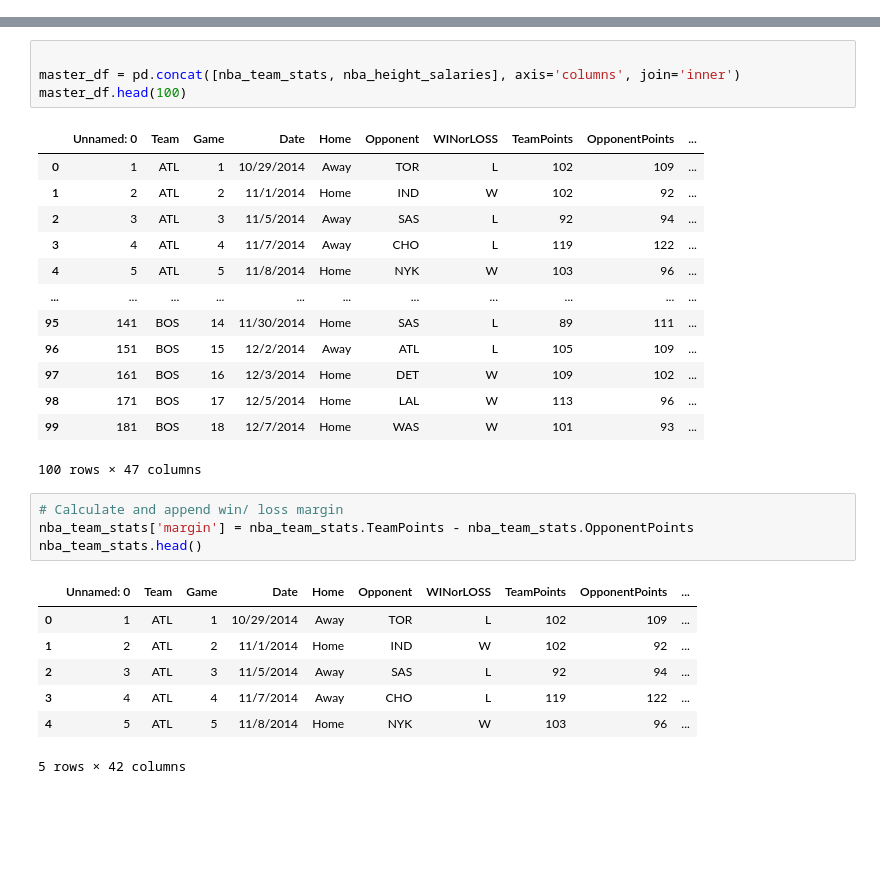
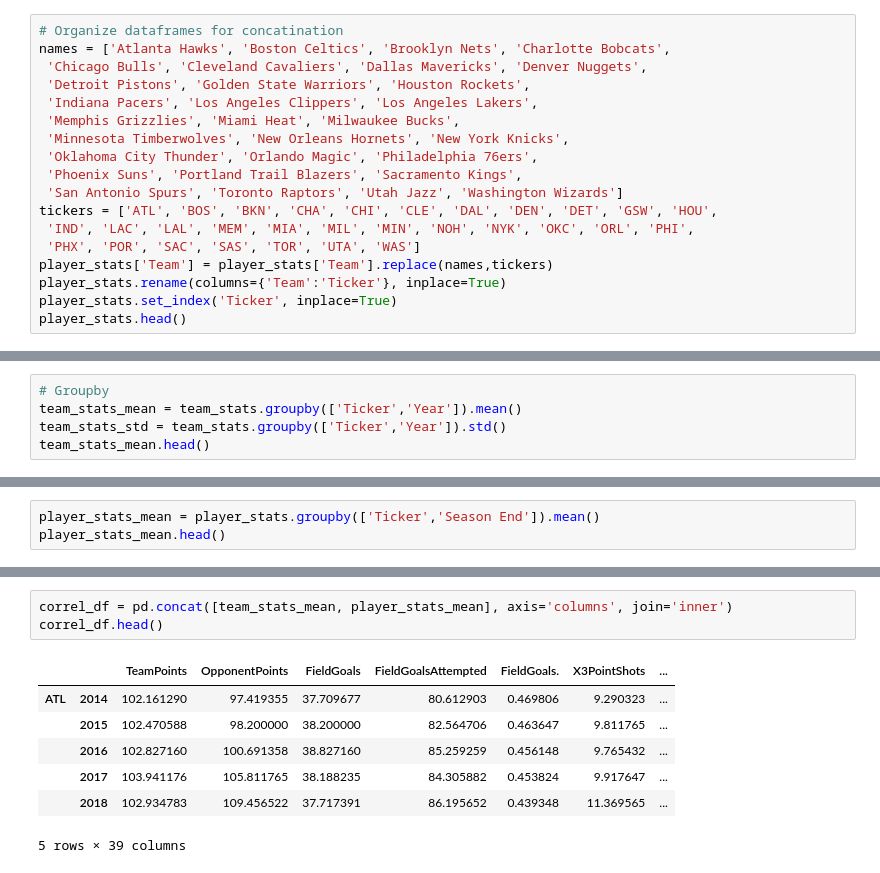
Before and after one commit to Kevin-Walsh97/Can-Championships-Be-Bought-, a Jupyter notebook: 2. Correlations/Phil_correlations v2.ipynb, the cells around one changed output, grey strips where cells are left out. Drawn from its saved outputs; the diff is of its cells as text; blank space fills up the shorter version.

Commit message:
additional trials of correl/ sharpe analysis

```diff
--- a/2. Correlations/Phil_correlations v2.ipynb
+++ b/2. Correlations/Phil_correlations v2.ipynb
@@ -24,0 +39,18 @@ nba_team_stats.head()
+# %%
+# Organize dataframes for concatination
+names = ['Atlanta Hawks', 'Boston Celtics', 'Brooklyn Nets', 'Charlotte Bobcats',
+ 'Chicago Bulls', 'Cleveland Cavaliers', 'Dallas Mavericks', 'Denver Nuggets',
+ 'Detroit Pistons', 'Golden State Warriors', 'Houston Rockets',
+ 'Indiana Pacers', 'Los Angeles Clippers', 'Los Angeles Lakers',
+ 'Memphis Grizzlies', 'Miami Heat', 'Milwaukee Bucks',
+ 'Minnesota Timberwolves', 'New Orleans Hornets', 'New York Knicks',
+ 'Oklahoma City Thunder', 'Orlando Magic', 'Philadelphia 76ers',
+ 'Phoenix Suns', 'Portland Trail Blazers', 'Sacramento Kings',
+ 'San Antonio Spurs', 'Toronto Raptors', 'Utah Jazz', 'Washington Wizards']
+tickers = ['ATL', 'BOS', 'BKN', 'CHA', 'CHI', 'CLE', 'DAL', 'DEN', 'DET', 'GSW', 'HOU',
+ 'IND', 'LAC', 'LAL', 'MEM', 'MIA', 'MIL', 'MIN', 'NOH', 'NYK', 'OKC', 'ORL', 'PHI',
+ 'PHX', 'POR', 'SAC', 'SAS', 'TOR', 'UTA', 'WAS']
+player_stats['Team'] = player_stats['Team'].replace(names,tickers)
+player_stats.rename(columns={'Team':'Ticker'}, inplace=True)
+player_stats.set_index('Ticker', inplace=True)
+player_stats.head()
@@ -24,0 +65,5 @@ nba_team_stats.head()
+# %%
+# Groupby
+team_stats_mean = team_stats.groupby(['Ticker','Year']).mean()
+team_stats_std = team_stats.groupby(['Ticker','Year']).std()
+team_stats_mean.head()
@@ -24,0 +79,3 @@ nba_team_stats.head()
+# %%
+player_stats_mean = player_stats.groupby(['Ticker','Season End']).mean()
+player_stats_mean.head()
@@ -25,30 +90,11 @@ nba_team_stats.head()
 # %%
-
-master_df = pd.concat([nba_team_stats, nba_height_salaries], axis='columns', join='inner')
-master_df.head(100)
+correl_df = pd.concat([team_stats_mean, player_stats_mean], axis='columns', join='inner')
+correl_df.head()
 # %% [output]
-|  | Unnamed: 0 | Team | Game | Date | Home | Opponent | WINorLOSS | TeamPoints | OpponentPoints | ... |
-| 0 | 1 | ATL | 1 | 10/29/2014 | Away | TOR | L | 102 | 109 | ... |
-| 1 | 2 | ATL | 2 | 11/1/2014 | Home | IND | W | 102 | 92 | ... |
-| 2 | 3 | ATL | 3 | 11/5/2014 | Away | SAS | L | 92 | 94 | ... |
-| 3 | 4 | ATL | 4 | 11/7/2014 | Away | CHO | L | 119 | 122 | ... |
-| 4 | 5 | ATL | 5 | 11/8/2014 | Home | NYK | W | 103 | 96 | ... |
-| ... | ... | ... | ... | ... | ... | ... | ... | ... | ... | ... |
-| 95 | 141 | BOS | 14 | 11/30/2014 | Home | SAS | L | 89 | 111 | ... |
-| 96 | 151 | BOS | 15 | 12/2/2014 | Away | ATL | L | 105 | 109 | ... |
-| 97 | 161 | BOS | 16 | 12/3/2014 | Home | DET | W | 109 | 102 | ... |
-| 98 | 171 | BOS | 17 | 12/5/2014 | Home | LAL | W | 113 | 96 | ... |
-| 99 | 181 | BOS | 18 | 12/7/2014 | Home | WAS | W | 101 | 93 | ... |
+|  |  | TeamPoints | OpponentPoints | FieldGoals | FieldGoalsAttempted | FieldGoals. | X3PointShots | ... |
+| ATL | 2014 | 102.161290 | 97.419355 | 37.709677 | 80.612903 | 0.469806 | 9.290323 | ... |
+|  | 2015 | 102.470588 | 98.200000 | 38.200000 | 82.564706 | 0.463647 | 9.811765 | ... |
+|  | 2016 | 102.827160 | 100.691358 | 38.827160 | 85.259259 | 0.456148 | 9.765432 | ... |
+|  | 2017 | 103.941176 | 105.811765 | 38.188235 | 84.305882 | 0.453824 | 9.917647 | ... |
+|  | 2018 | 102.934783 | 109.456522 | 37.717391 | 86.195652 | 0.439348 | 11.369565 | ... |
-100 rows × 47 columns
+5 rows × 39 columns
-# %%
-# Calculate and append win/ loss margin
-nba_team_stats['margin'] = nba_team_stats.TeamPoints - nba_team_stats.OpponentPoints
-nba_team_stats.head()
-# %% [output]
-|  | Unnamed: 0 | Team | Game | Date | Home | Opponent | WINorLOSS | TeamPoints | OpponentPoints | ... |
-| 0 | 1 | ATL | 1 | 10/29/2014 | Away | TOR | L | 102 | 109 | ... |
-| 1 | 2 | ATL | 2 | 11/1/2014 | Home | IND | W | 102 | 92 | ... |
-| 2 | 3 | ATL | 3 | 11/5/2014 | Away | SAS | L | 92 | 94 | ... |
-| 3 | 4 | ATL | 4 | 11/7/2014 | Away | CHO | L | 119 | 122 | ... |
-| 4 | 5 | ATL | 5 | 11/8/2014 | Home | NYK | W | 103 | 96 | ... |
-5 rows × 42 columns
```
Also changed, not shown: parts of 13 cells of this notebook.
